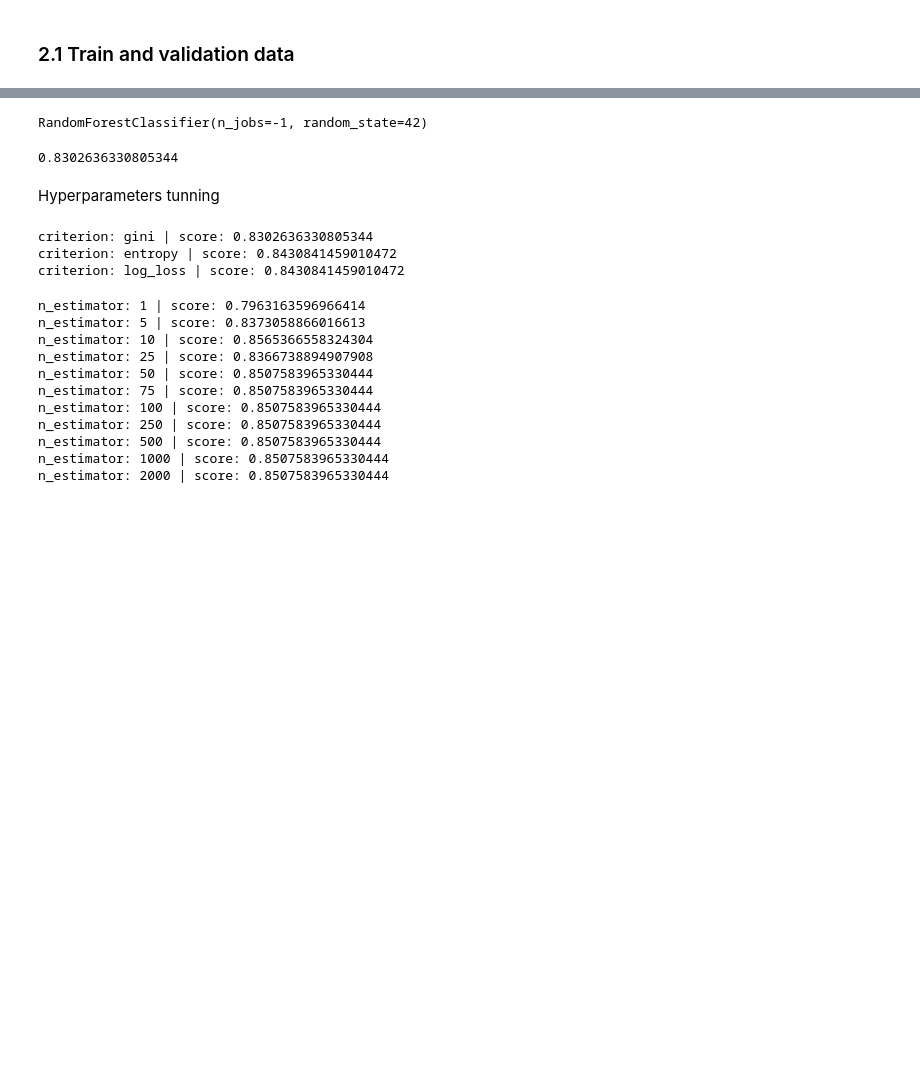
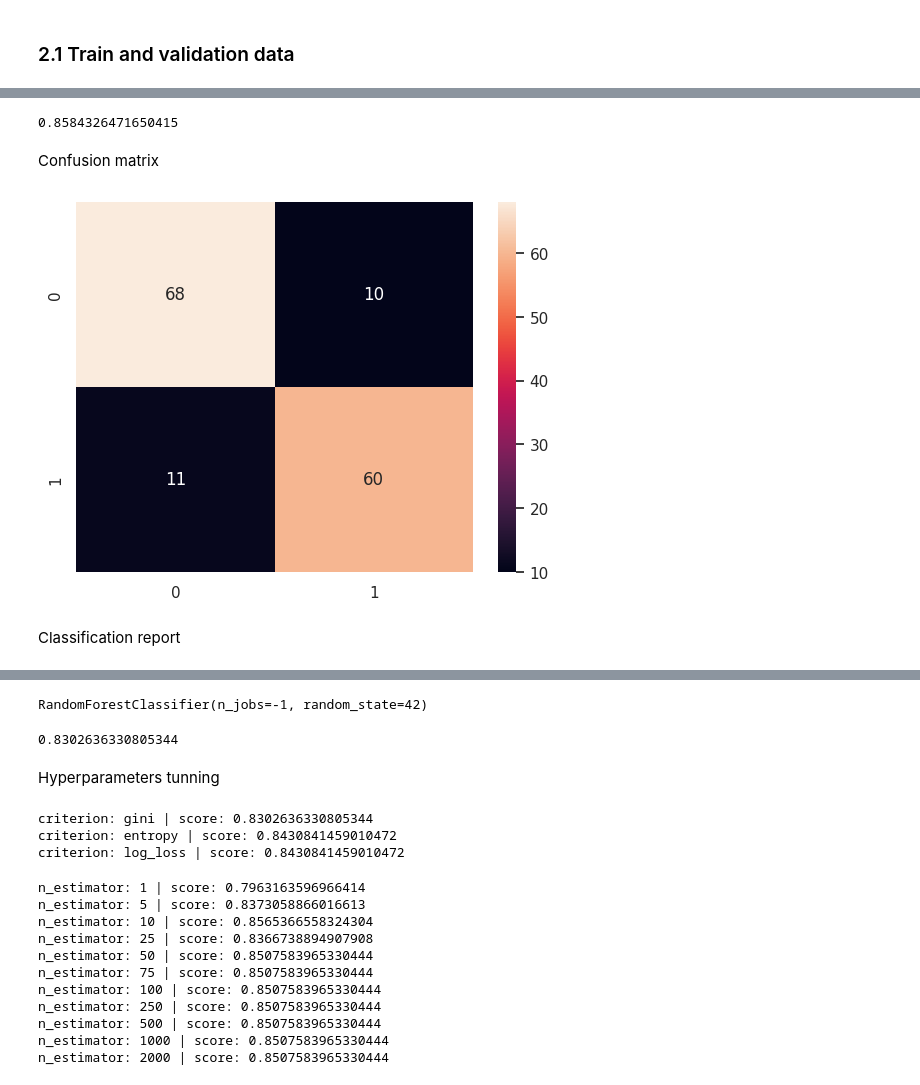
Before and after one commit to jvscursulim/mlzoom2022_midterm_project, a Jupyter notebook: notebook/notebook.ipynb, the cells around one changed output, grey strips where cells are left out. Cells and saved outputs as stored; diff of their text form; code cells hidden in the pictures; blank space fills up the shorter version.

Commit message:
adding DecisionTreeClassifier in the notebook

```diff
--- a/notebook/notebook.ipynb
+++ b/notebook/notebook.ipynb
@@ -27,5 +27,4 @@ from utils import plot_roc_curve
 # %% [markdown]
 ## Loading data
 # %%
-%cd ..
-df = pd.read_csv("data/heart.csv")
+df = pd.read_csv("../data/heart.csv")
@@ -461,0 +541,17 @@ plot_roc_curve(model=logistic_reg,
+# %%
+dt = DecisionTreeClassifier(criterion="gini", max_depth=3, min_samples_leaf=1, random_state=42)
+dt.fit(X=X_train, y=y_train)
+y_pred = dt.predict(X=X_val)
+auc_score = roc_auc_score(y_true=y_val.values, y_score=y_pred)
+print(auc_score)
+# %% [output]
+0.8584326471650415
+# %% [markdown]
+Confusion matrix
+# %%
+sns.heatmap(confusion_matrix(y_true=y_val, y_pred=y_pred), annot=True)
+plt.show()
+# %% [output]
+[figure, added]
+# %% [markdown]
+Classification report
```
Also changed, not shown: parts of 34 cells of this notebook.
